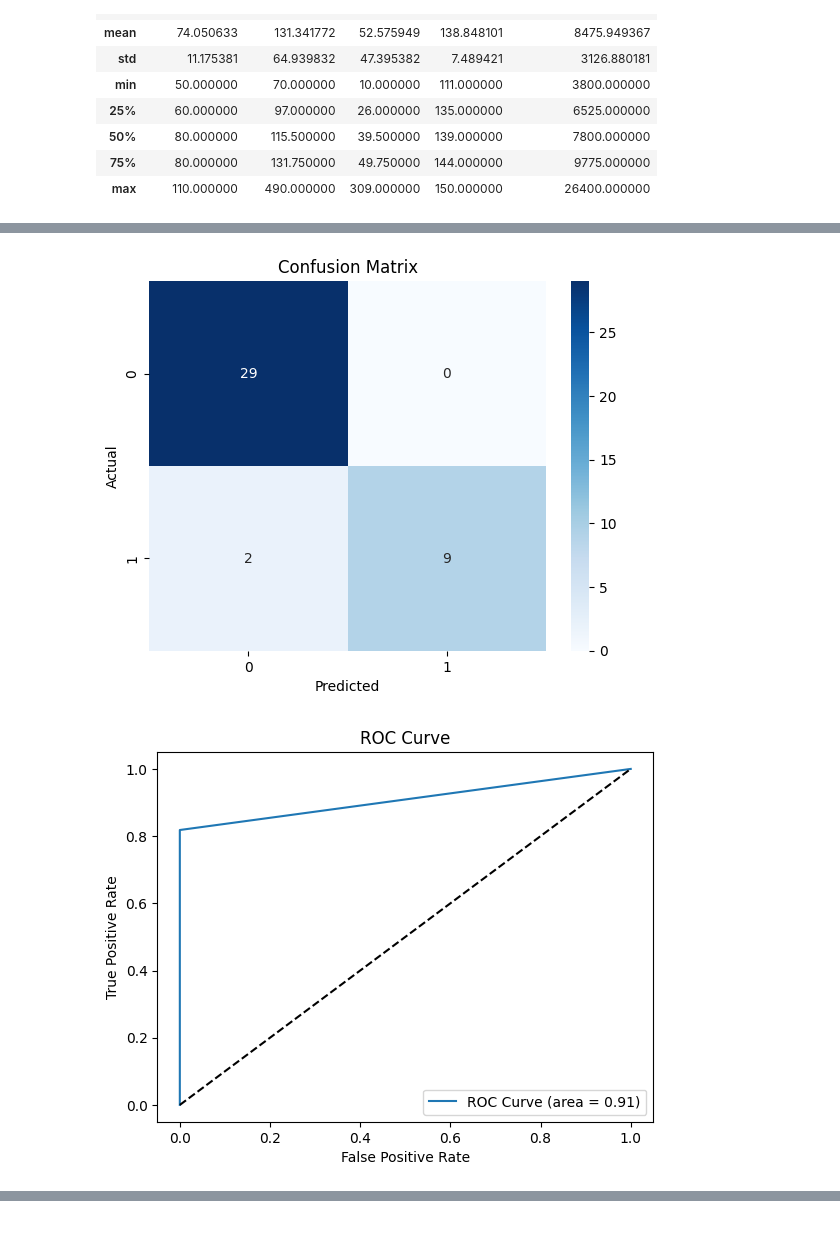
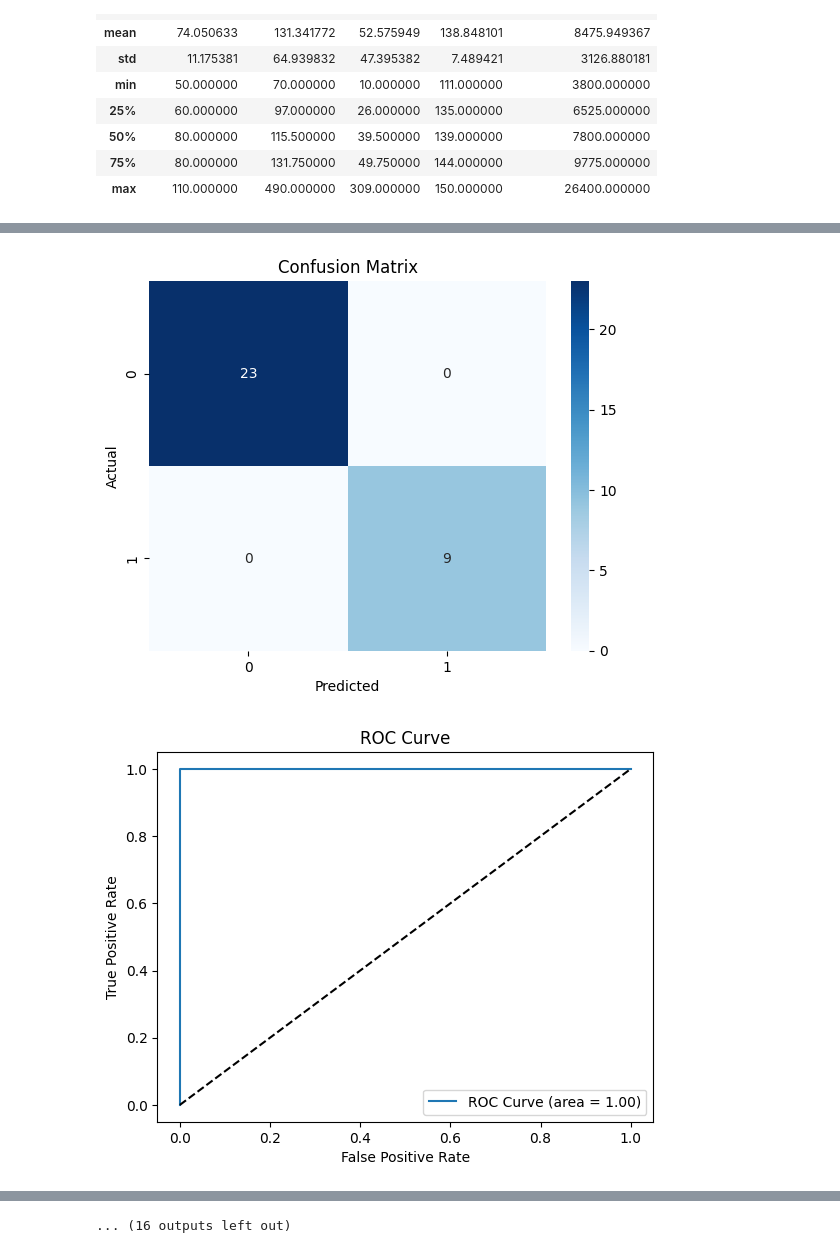
Before and after one commit to Shotza247/Chronic_Kidney_Disease_Class, a Jupyter notebook: CKD_Observation.ipynb, the cells around one changed output, grey strips where cells are left out. Drawn from its saved outputs; the diff is of its cells as text; code cells hidden in the pictures.

```diff
--- a/CKD_Observation.ipynb
+++ b/CKD_Observation.ipynb
@@ -385,10 +385,20 @@ def model_training(model,X_train_scaled,X_test_scaled,y_train,y_test):
     predict_test = model.predict(X_test_scaled)
     compare_predictions(predict_test,y_test)
     model_metrics(model,X_test_scaled,predict_test,y_test)
+# %%
+def tree_model_training(models_list, X_train,X_test, y_train,y_test):
+    pred_train = []
+    for model in models_list:
+        model.fit(X_train, y_train)
+        predictions = model.predict(X_test)
+        pred_train.append(predictions)
+        print(f'{model.__class__.__name__} trained successfully.')
+        compare_predictions(predictions,y_test)
+        model_metrics(model,X_test,predictions,y_test)
 # %%
 for size in test_size:
     X_train, X_test, y_train, y_test = split_data(X, y, size)
-    print(f'Test Size: {size}')
+    print(f'Test Size: {size} \n{'='*20}')
     print(f'Training Set Shape: {X_train.shape}')
     print(f'Test Set Shape: {X_test.shape}')
     print(f'Training Labels Shape: {y_train.shape}')
@@ -396,6 +406,7 @@ for size in test_size:
     X_train_scaled, X_test_scaled = scale_features(X_train, X_test)
     #print_scaled_features(X_train_scaled, X_test_scaled)
     #model_training(Log_regress_model, X_train_scaled,X_test_scaled, y_train,y_test)
-    model_training(Distance_based_model, X_train_scaled,X_test_scaled, y_train,y_test)
+    #model_training(Distance_based_model, X_train_scaled,X_test_scaled, y_train,y_test)
+    tree_model_training(Tree_based_models, X_train,X_test, y_train,y_test)
 # %% [output]
 Test Size: 0.2
@@ -437,4 +449,4 @@ weighted avg       0.95      0.95      0.95        40
-[figure, old version]
+[figure, new version]
-[figure, old version]
+[figure, new version]
  Model evaluation completed.Thresholds:
  [inf  1.  0.]
@@ -459,0 +490 @@ weighted avg       0.96      0.96      0.96        48
+... (16 outputs left out)
```
Also changed, not shown: parts of 1 cell of this notebook.
